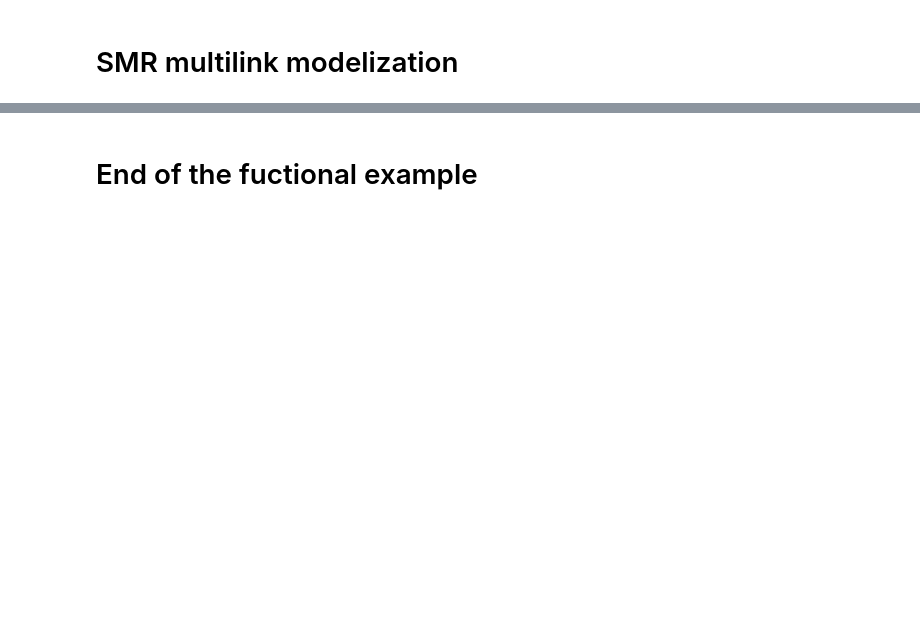
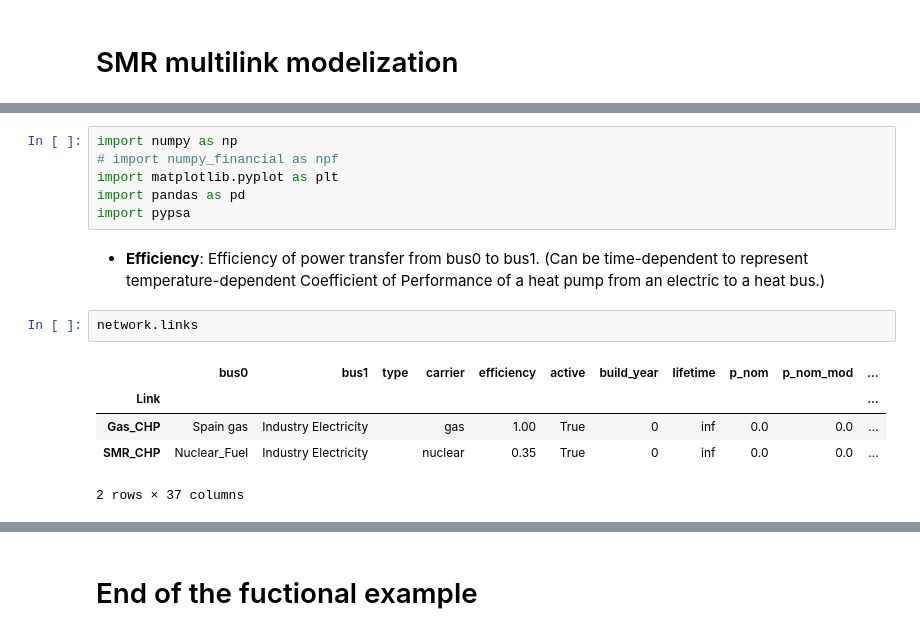
Before and after one commit to C-ansi-eof/SIDNE-Model, a Jupyter notebook: SMR_multilink.ipynb, the cells around one changed output, grey strips where cells are left out. Drawn from its saved outputs; the diff is of its cells as text; blank space fills up the shorter version.

```diff
--- a/SMR_multilink.ipynb
+++ b/SMR_multilink.ipynb
@@ -56,0 +14,16 @@ Index(['SMR_CHP'], dtype='object')
+# %%
+import numpy as np
+# import numpy_financial as npf
+import matplotlib.pyplot as plt
+import pandas as pd
+import pypsa
+# %% [markdown]
+- **Efficiency**: Efficiency of power transfer from bus0 to bus1. (Can be time-dependent to represent temperature-dependent Coefficient of Performance of a heat pump from an electric to a heat bus.)
+# %%
+network.links
+# %% [output]
+|  | bus0 | bus1 | type | carrier | efficiency | active | build_year | lifetime | p_nom | p_nom_mod | ... |
+| Link |  |  |  |  |  |  |  |  |  |  | ... |
+| Gas_CHP | Spain gas | Industry Electricity |  | gas | 1.00 | True | 0 | inf | 0.0 | 0.0 | ... |
+| SMR_CHP | Nuclear_Fuel | Industry Electricity |  | nuclear | 0.35 | True | 0 | inf | 0.0 | 0.0 | ... |
+2 rows × 37 columns
```
Also changed, not shown: parts of 20 cells of this notebook.
